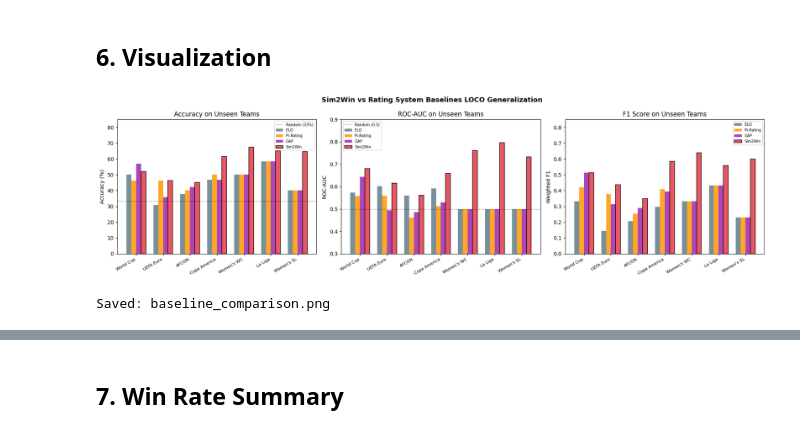
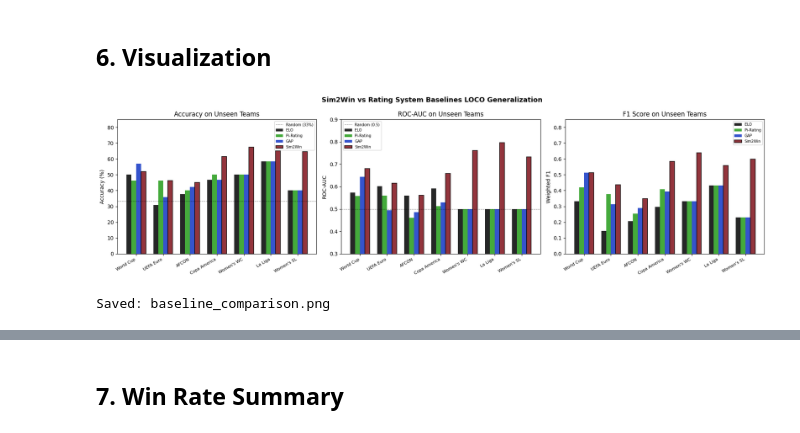
Before and after one commit to Mouad-Ze/SIM2WIN, a Jupyter notebook: ML/Baseline_Rating_Comparison.ipynb, the cells around one changed output, grey strips where cells are left out. Drawn from its saved outputs; the diff is of its cells as text; code cells hidden in the pictures.

```diff
--- a/ML/Baseline_Rating_Comparison.ipynb
+++ b/ML/Baseline_Rating_Comparison.ipynb
@@ -344,7 +344,7 @@ fig.suptitle('Sim2Win vs Rating System Baselines LOCO Generalization', fontsize=
 
 x      = np.arange(len(comparison))
 w      = 0.18
-colors = ['#607D8B', '#FF9800', '#9C27B0', '#e63946']
+colors = ["#000101", "#239B18", "#1236C5", "#80121b"]
 labels = ['ELO', 'Pi-Rating', 'GAP', 'Sim2Win']
 
 metric_sets = [
@@ -354,32 +354,32 @@ metric_sets = [
 ]
 
 for ax_i, (metric_cols, ylabel, title) in enumerate(metric_sets):
     ax = axes[ax_i]
     for i, (col, label, color) in enumerate(zip(metric_cols, labels, colors)):
         vals = pd.to_numeric(comparison[col], errors='coerce')
         bars = ax.bar(x + (i - 1.5) * w, vals, w, label=label, color=color, alpha=0.85)
         if label == 'Sim2Win':
             for bar in bars:
                 bar.set_edgecolor('black')
                 bar.set_linewidth(1.2)
     if ax_i == 0:
         ax.axhline(33.3, color='black', linestyle='--', linewidth=0.8, alpha=0.5, label='Random (33%)')
         ax.set_ylim(0, 85)
     elif ax_i == 1:
         ax.axhline(0.5, color='black', linestyle='--', linewidth=0.8, alpha=0.5, label='Random (0.5)')
         ax.set_ylim(0.3, 0.9)
     else:
         ax.set_ylim(0, 0.85)
     ax.set_xticks(x)
     ax.set_xticklabels(comparison['Short'], rotation=30, ha='right', fontsize=8)
     ax.set_ylabel(ylabel)
     ax.set_title(title)
     ax.legend(fontsize=7)
 
 plt.tight_layout()
 plt.savefig('baseline_comparison.png', dpi=150, bbox_inches='tight')
 plt.show()
 print('Saved: baseline_comparison.png')
 # %% [output]
-[figure, old version]
+[figure, new version]
 Saved: baseline_comparison.png
```
Also changed, not shown: parts of 1 cell of this notebook, 14 other files.
